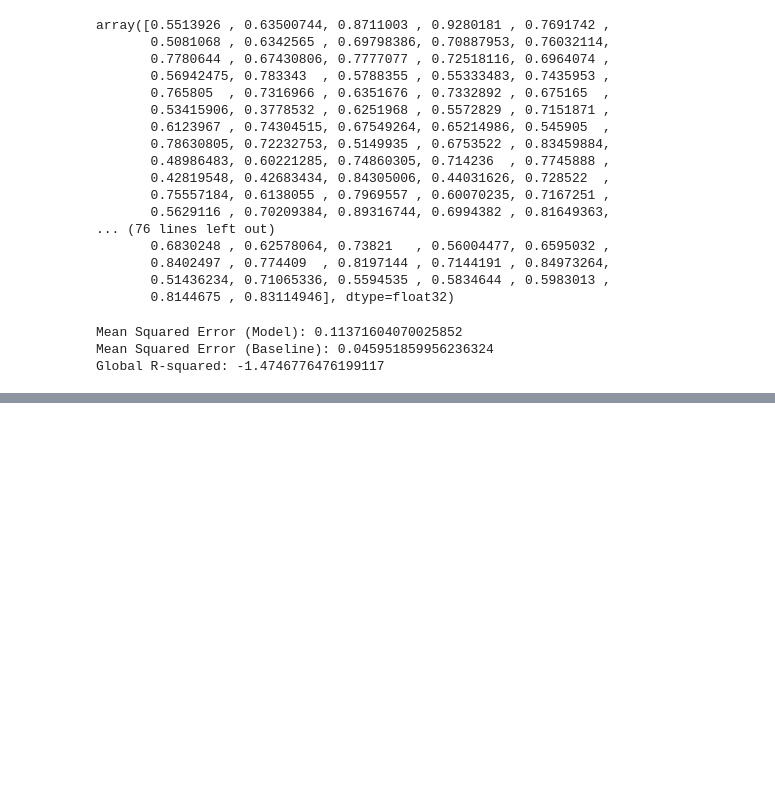
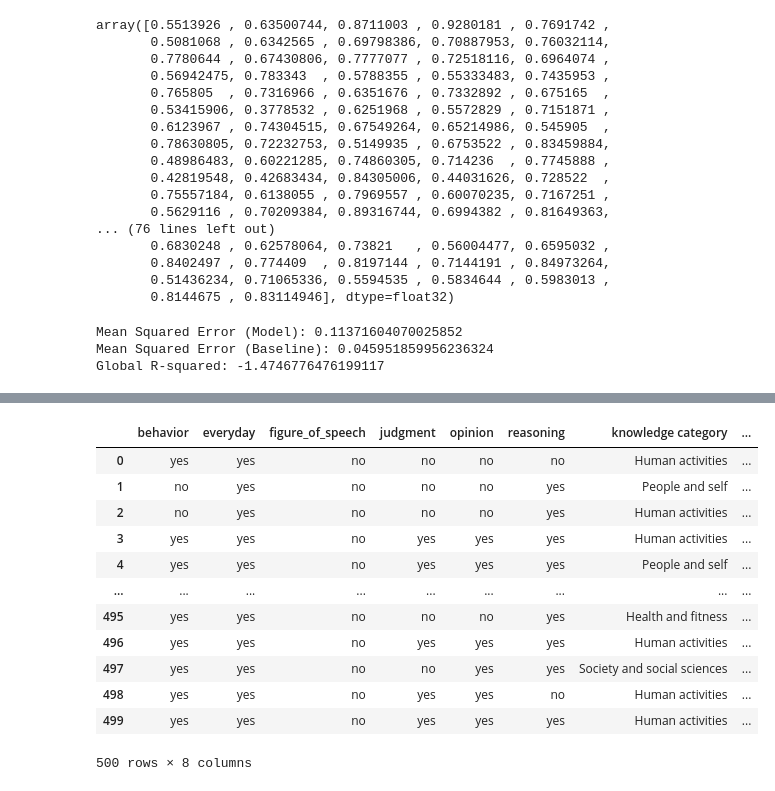
Before and after one commit to Watts-Lab/commonsense-statements, a Jupyter notebook: dimension-prediction.ipynb, the cells around one changed output, grey strips where cells are left out. Drawn from its saved outputs; the diff is of its cells as text; code cells hidden in the pictures; blank space fills up the shorter version.

```diff
--- a/dimension-prediction.ipynb
+++ b/dimension-prediction.ipynb
@@ -238,0 +374,23 @@ Global R-squared: -1.4746776476199117
+# %%
+df_data = []
+
+for _ in thousand_1500_statements:
+    df_data.append(json.loads(_['choices'][0]['message']['content']))
+
+df_1000_to_1500 = pd.DataFrame(df_data)
+df_1000_to_1500['statement_index'] = df_1000_to_1500.index + 1001
+df_1000_to_1500
+# %% [output]
+|  | behavior | everyday | figure_of_speech | judgment | opinion | reasoning | knowledge category | ... |
+| 0 | yes | yes | no | no | no | no | Human activities | ... |
+| 1 | no | yes | no | no | no | yes | People and self | ... |
+| 2 | no | yes | no | no | no | yes | Human activities | ... |
+| 3 | yes | yes | no | yes | yes | yes | Human activities | ... |
+| 4 | yes | yes | no | yes | yes | yes | People and self | ... |
+| ... | ... | ... | ... | ... | ... | ... | ... | ... |
+| 495 | yes | yes | no | no | no | yes | Health and fitness | ... |
+| 496 | yes | yes | no | yes | yes | yes | Human activities | ... |
+| 497 | yes | yes | no | no | yes | yes | Society and social sciences | ... |
+| 498 | yes | yes | no | yes | yes | no | Human activities | ... |
+| 499 | yes | yes | no | yes | yes | yes | Human activities | ... |
+500 rows × 8 columns
```
Also changed, not shown: parts of 20 cells of this notebook, 2 other files.
